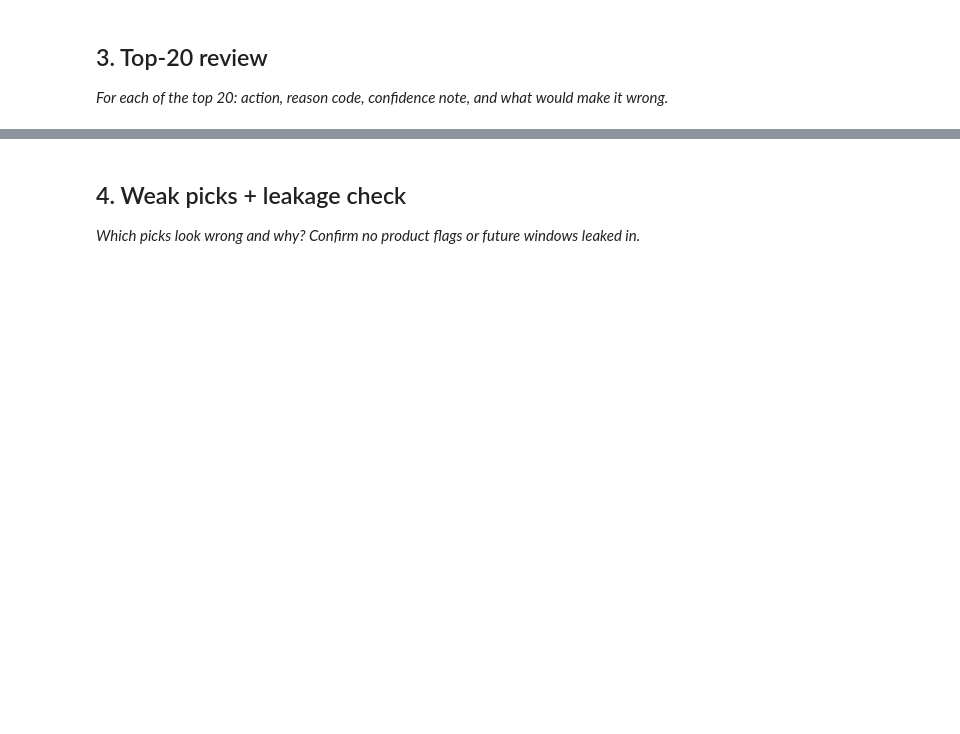
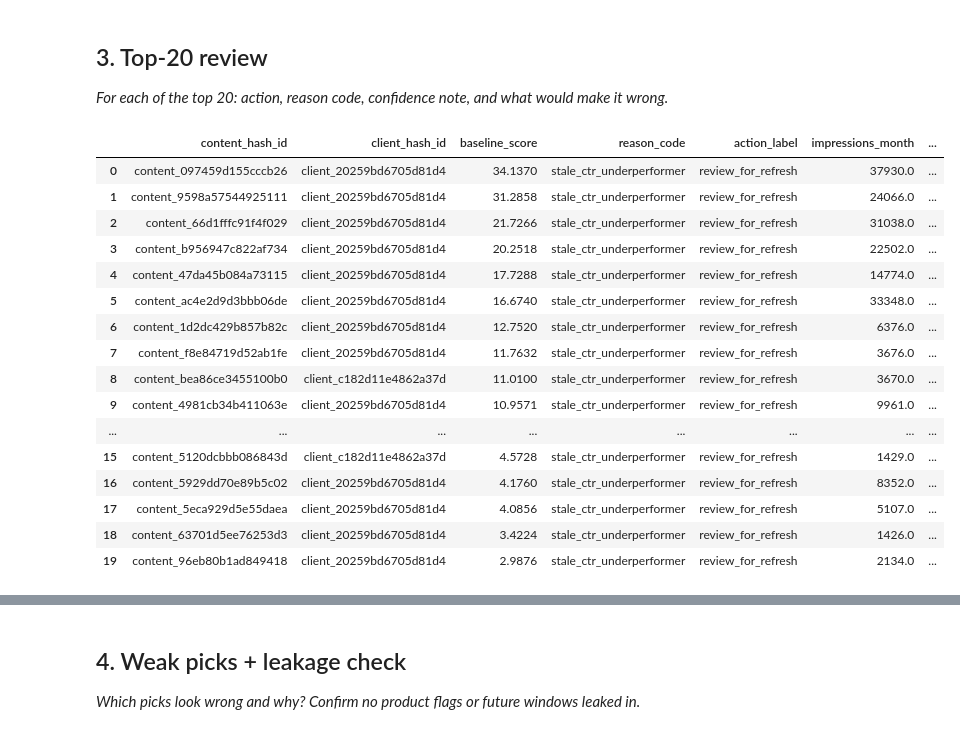
Before and after one commit to nooragab/flyrank-ml-internship, a Jupyter notebook: work/notebooks/w04_baseline_score.ipynb, the cells around one changed output, grey strips where cells are left out. Drawn from its saved outputs; the diff is of its cells as text; code cells hidden in the pictures; blank space fills up the shorter version.

```diff
--- a/work/notebooks/w04_baseline_score.ipynb
+++ b/work/notebooks/w04_baseline_score.ipynb
@@ -8,0 +11,11 @@ This skeleton is yours to fill. Work the sections **in order** — each one has
+# %%
+%pip install -q duckdb
+
+import duckdb, os
+from google.colab import userdata
+
+HF_TOKEN = userdata.get('HF_TOKEN')
+con = duckdb.connect()
+con.execute(f"CREATE SECRET (TYPE huggingface, TOKEN '{HF_TOKEN}')")
+rel = "hf://datasets/FlyRank/internship-warehouse"
+print("DuckDB connected, HF secret set. Ready to query the warehouse.")
@@ -29,0 +209,25 @@ This skeleton is yours to fill. Work the sections **in order** — each one has
+# %%
+top20 = queue_ranked.head(20)[[
+    "content_hash_id", "client_hash_id", "baseline_score", "reason_code", "action_label",
+    "impressions_month", "position_tier", "ctr_month", "tier_avg_ctr",
+    "days_since_last_update", "word_count"
+]]
+top20
+# %% [output]
+|  | content_hash_id | client_hash_id | baseline_score | reason_code | action_label | impressions_month | ... |
+| 0 | content_097459d155cccb26 | client_20259bd6705d81d4 | 34.1370 | stale_ctr_underperformer | review_for_refresh | 37930.0 | ... |
+| 1 | content_9598a57544925111 | client_20259bd6705d81d4 | 31.2858 | stale_ctr_underperformer | review_for_refresh | 24066.0 | ... |
+| 2 | content_66d1fffc91f4f029 | client_20259bd6705d81d4 | 21.7266 | stale_ctr_underperformer | review_for_refresh | 31038.0 | ... |
+| 3 | content_b956947c822af734 | client_20259bd6705d81d4 | 20.2518 | stale_ctr_underperformer | review_for_refresh | 22502.0 | ... |
+| 4 | content_47da45b084a73115 | client_20259bd6705d81d4 | 17.7288 | stale_ctr_underperformer | review_for_refresh | 14774.0 | ... |
+| 5 | content_ac4e2d9d3bbb06de | client_20259bd6705d81d4 | 16.6740 | stale_ctr_underperformer | review_for_refresh | 33348.0 | ... |
+| 6 | content_1d2dc429b857b82c | client_20259bd6705d81d4 | 12.7520 | stale_ctr_underperformer | review_for_refresh | 6376.0 | ... |
+| 7 | content_f8e84719d52ab1fe | client_20259bd6705d81d4 | 11.7632 | stale_ctr_underperformer | review_for_refresh | 3676.0 | ... |
+| 8 | content_bea86ce3455100b0 | client_c182d11e4862a37d | 11.0100 | stale_ctr_underperformer | review_for_refresh | 3670.0 | ... |
+| 9 | content_4981cb34b411063e | client_20259bd6705d81d4 | 10.9571 | stale_ctr_underperformer | review_for_refresh | 9961.0 | ... |
+| ... | ... | ... | ... | ... | ... | ... | ... |
+| 15 | content_5120dcbbb086843d | client_c182d11e4862a37d | 4.5728 | stale_ctr_underperformer | review_for_refresh | 1429.0 | ... |
+| 16 | content_5929dd70e89b5c02 | client_20259bd6705d81d4 | 4.1760 | stale_ctr_underperformer | review_for_refresh | 8352.0 | ... |
+| 17 | content_5eca929d5e55daea | client_20259bd6705d81d4 | 4.0856 | stale_ctr_underperformer | review_for_refresh | 5107.0 | ... |
+| 18 | content_63701d5ee76253d3 | client_20259bd6705d81d4 | 3.4224 | stale_ctr_underperformer | review_for_refresh | 1426.0 | ... |
+| 19 | content_96eb80b1ad849418 | client_20259bd6705d81d4 | 2.9876 | stale_ctr_underperformer | review_for_refresh | 2134.0 | ... |
```
Also changed, not shown: parts of 19 cells of this notebook.
